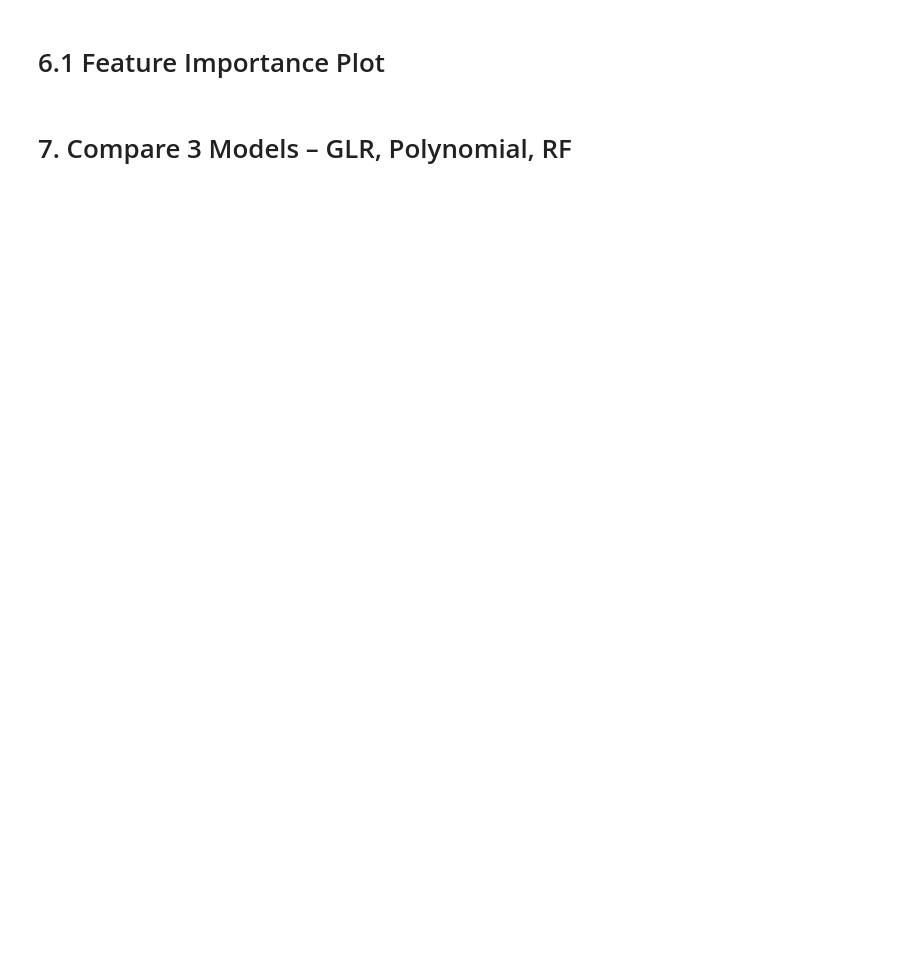
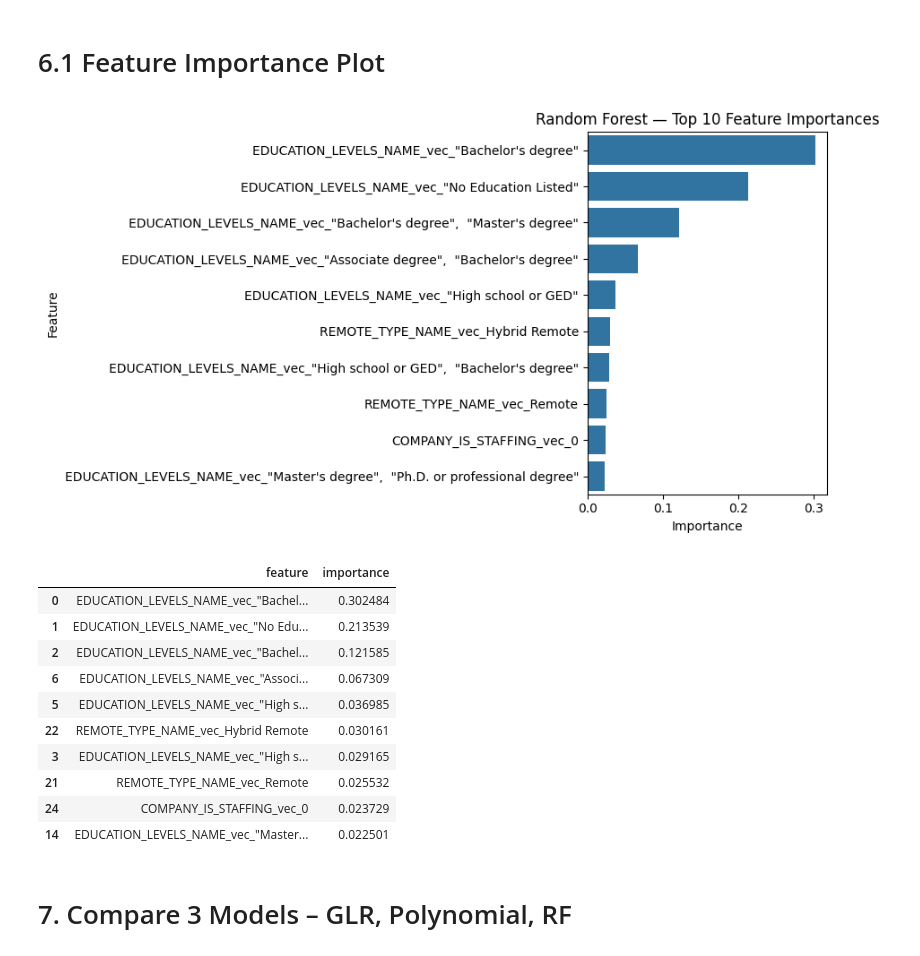
Before and after one commit to met-ad-688/assignment-04-Sabrina1211, a Jupyter notebook: assignment04-sminaya1.ipynb, the cells around one changed output. Saved outputs shown, nothing was run; the diff lists cells and outputs as text; code cells hidden in the pictures; blank space fills up the shorter version.

Commit message:
RF model and model comparation

```diff
--- a/assignment04-sminaya1.ipynb
+++ b/assignment04-sminaya1.ipynb
@@ -542,6 +579,60 @@ HTML(poly_coef_table.to_html())
 # %% [markdown]
 # 6.1 Feature Importance Plot
 # %%
-#code here
+# Extract human-readable names from the features vector metadata
+meta = regression_train.schema["features"].metadata
+names = []
+
+if "ml_attr" in meta and "attrs" in meta["ml_attr"]:
+    attrs = meta["ml_attr"]["attrs"]
+    # keep order by idx
+    for group in ["binary", "numeric"]:
+        if group in attrs:
+            names.extend([a.get("name", f"features[{a['idx']}]")
+                          for a in sorted(attrs[group], key=lambda x: x["idx"])])
+elif "ml_attr" in meta and "num_attrs" in meta["ml_attr"]:
+    # only size is known
+    size = meta["ml_attr"]["num_attrs"]
+    names = [f"features[{i}]" for i in range(size)]
+else:
+    # ultimate fallback
+    names = [f"features[{i}]" for i in range(rf_model.numFeatures)]
+
+# Make sure lengths align
+if len(names) != rf_model.numFeatures:
+    names = [f"features[{i}]" for i in range(rf_model.numFeatures)]
+
+# Build the top-10 table and plot
+importances = rf_model.featureImportances.toArray()
+imp_df = (pd.DataFrame({"feature": names, "importance": importances})
+            .sort_values("importance", ascending=False)
+            .head(10))
+
+plt.figure(figsize=(9, 5))
+sns.barplot(data=imp_df, x="importance", y="feature")
+plt.title("Random Forest — Top 10 Feature Importances")
+plt.xlabel("Importance")
+plt.ylabel("Feature")
+plt.tight_layout()
+plt.savefig("output/rf_feature_importance.png", dpi=200)
+plt.show()
+plt.close()
+
+
+
+imp_df  # shows the names + scores
+# %% [output]
+[figure, added]
+|  | feature | importance |
+| 0 | EDUCATION_LEVELS_NAME_vec_"Bachel... | 0.302484 |
+| 1 | EDUCATION_LEVELS_NAME_vec_"No Edu... | 0.213539 |
+| 2 | EDUCATION_LEVELS_NAME_vec_"Bachel... | 0.121585 |
+| 6 | EDUCATION_LEVELS_NAME_vec_"Associ... | 0.067309 |
+| 5 | EDUCATION_LEVELS_NAME_vec_"High s... | 0.036985 |
+| 22 | REMOTE_TYPE_NAME_vec_Hybrid Remote | 0.030161 |
+| 3 | EDUCATION_LEVELS_NAME_vec_"High s... | 0.029165 |
+| 21 | REMOTE_TYPE_NAME_vec_Remote | 0.025532 |
+| 24 | COMPANY_IS_STAFFING_vec_0 | 0.023729 |
+| 14 | EDUCATION_LEVELS_NAME_vec_"Master... | 0.022501 |
 # %% [markdown]
 # 7. Compare 3 Models – GLR, Polynomial, RF
```
Also changed, not shown: parts of 15 cells of this notebook, 2 other files.
